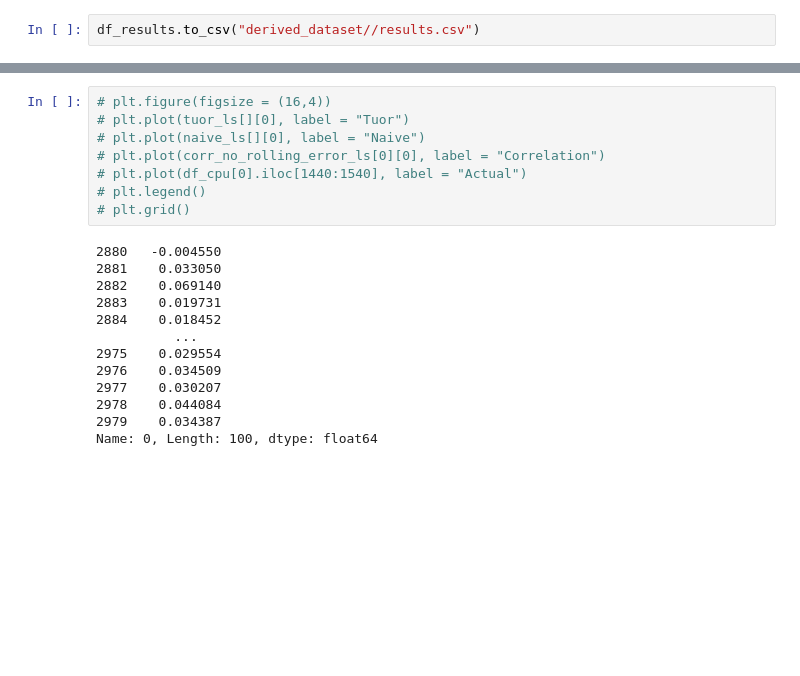
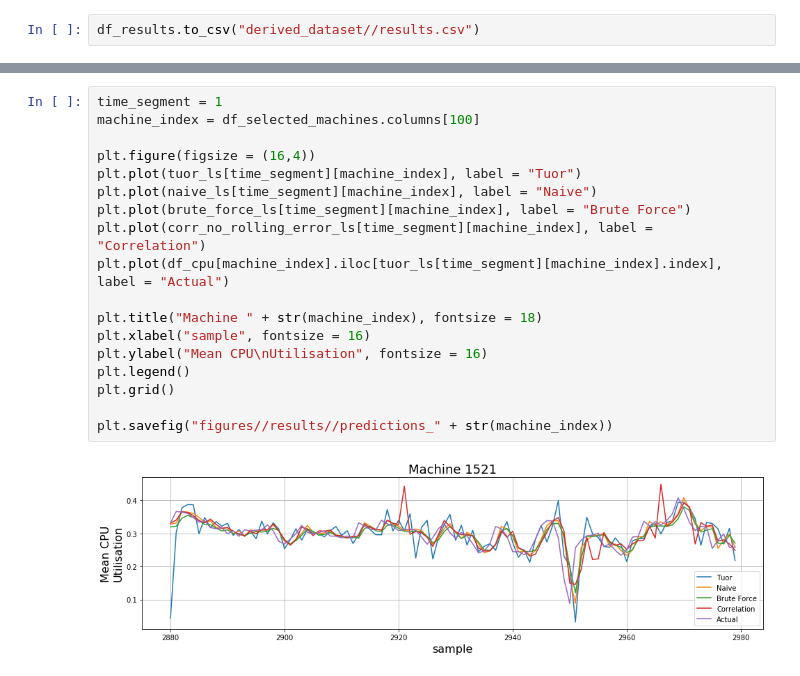
Before and after one commit to yhl116/Machine-Learning-to-Track-Cloud-Computing, a Jupyter notebook: implementation/Validation.ipynb, the cells around one changed output, grey strips where cells are left out. Saved outputs shown, nothing was run; the diff lists cells and outputs as text; blank space fills up the shorter version.

```diff
--- a/implementation/Validation.ipynb
+++ b/implementation/Validation.ipynb
@@ -775,21 +781,20 @@ plt.grid()
 # %%
-# plt.figure(figsize = (16,4))
-# plt.plot(tuor_ls[][0], label = "Tuor")
-# plt.plot(naive_ls[][0], label = "Naive")
-# plt.plot(corr_no_rolling_error_ls[0][0], label = "Correlation")
-# plt.plot(df_cpu[0].iloc[1440:1540], label = "Actual")
-# plt.legend()
-# plt.grid()
+time_segment = 1
+machine_index = df_selected_machines.columns[100]
+
+plt.figure(figsize = (16,4))
+plt.plot(tuor_ls[time_segment][machine_index], label = "Tuor")
+plt.plot(naive_ls[time_segment][machine_index], label = "Naive")
+plt.plot(brute_force_ls[time_segment][machine_index], label = "Brute Force")
+plt.plot(corr_no_rolling_error_ls[time_segment][machine_index], label = "Correlation")
+plt.plot(df_cpu[machine_index].iloc[tuor_ls[time_segment][machine_index].index], label = "Actual")
+
+plt.title("Machine " + str(machine_index), fontsize = 18)
+plt.xlabel("sample", fontsize = 16)
+plt.ylabel("Mean CPU\nUtilisation", fontsize = 16)
+plt.legend()
+plt.grid()
+
+plt.savefig("figures//results//predictions_" + str(machine_index))
 # %% [output]
-2880   -0.004550
-2881    0.033050
-2882    0.069140
-2883    0.019731
-2884    0.018452
-          ...
-2975    0.029554
-2976    0.034509
-2977    0.030207
-2978    0.044084
-2979    0.034387
-Name: 0, Length: 100, dtype: float64
+[figure, added]
```
Also changed, not shown: parts of 11 cells of this notebook, 8 other files.
